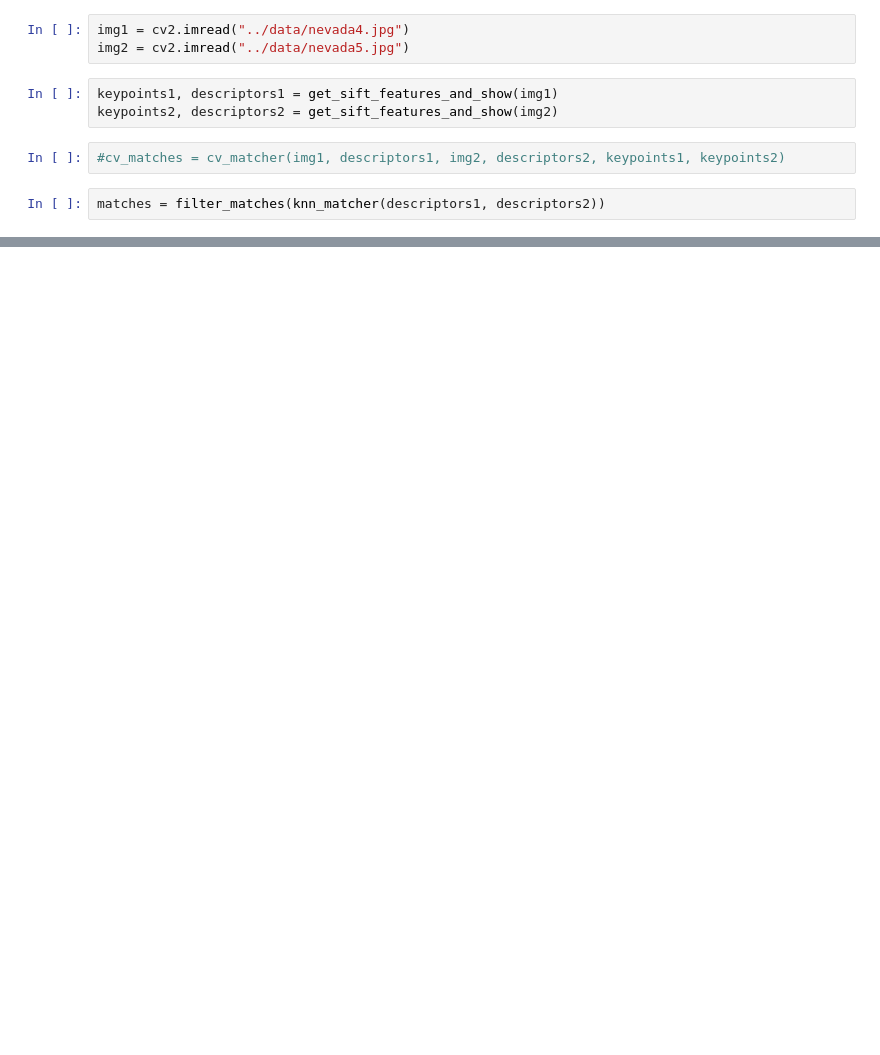
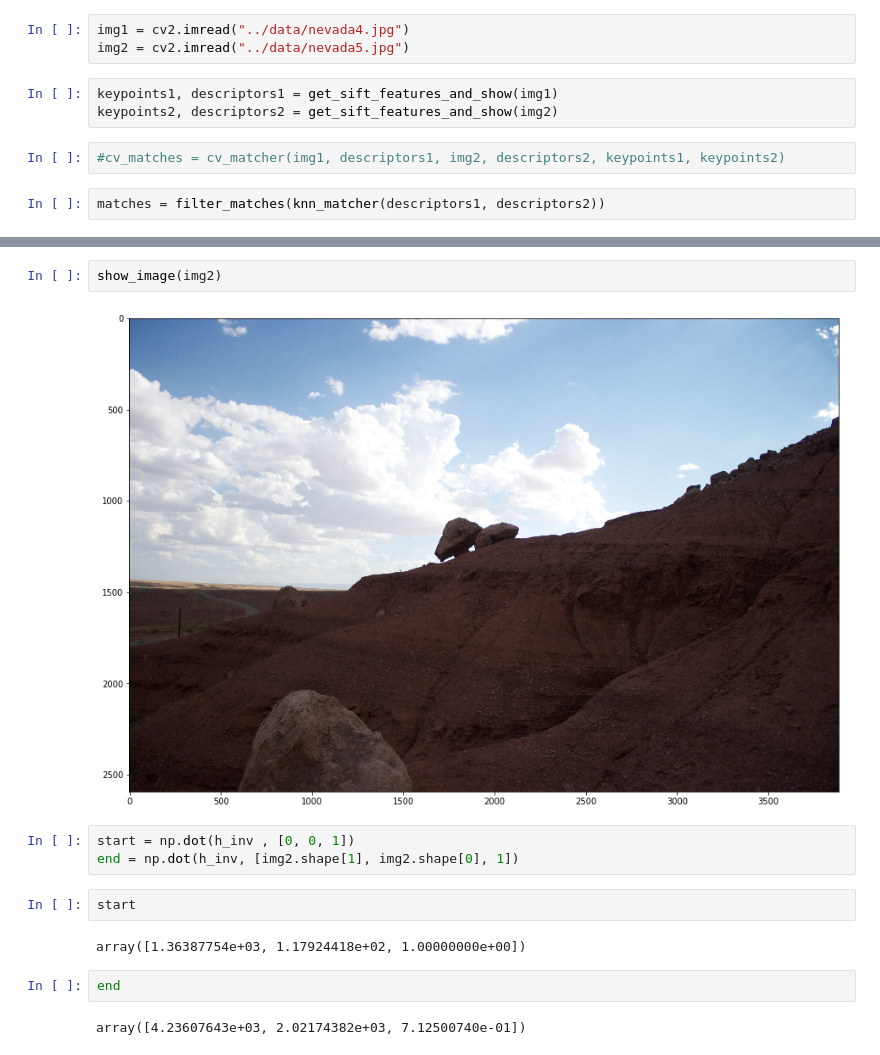
Before and after one commit to aashish-jain/Image-Stitcher, a Jupyter notebook: src/Image Stitcher.ipynb, the cells around one changed output, grey strips where cells are left out. Cells and saved outputs as stored; diff of their text form; blank space fills up the shorter version.

```diff
--- a/src/Image Stitcher.ipynb
+++ b/src/Image Stitcher.ipynb
@@ -250,0 +228,15 @@ pt.shape
+# %%
+show_image(img2)
+# %% [output]
+[figure, added]
+# %%
+start = np.dot(h_inv , [0, 0, 1])
+end = np.dot(h_inv, [img2.shape[1], img2.shape[0], 1])
+# %%
+start
+# %% [output]
+array([1.36387754e+03, 1.17924418e+02, 1.00000000e+00])
+# %%
+end
+# %% [output]
+array([4.23607643e+03, 2.02174382e+03, 7.12500740e-01])
```
Also changed, not shown: parts of 22 cells of this notebook.
